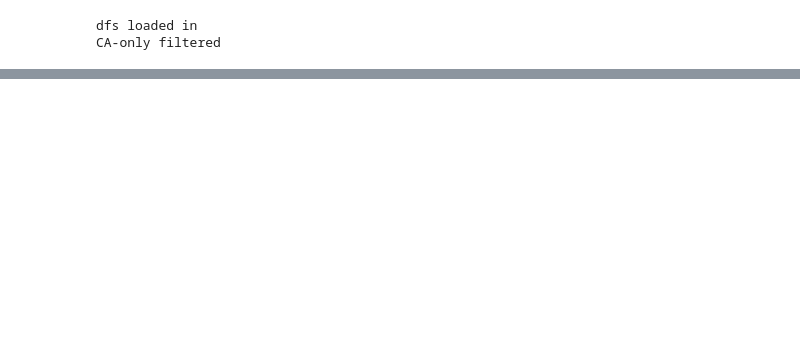
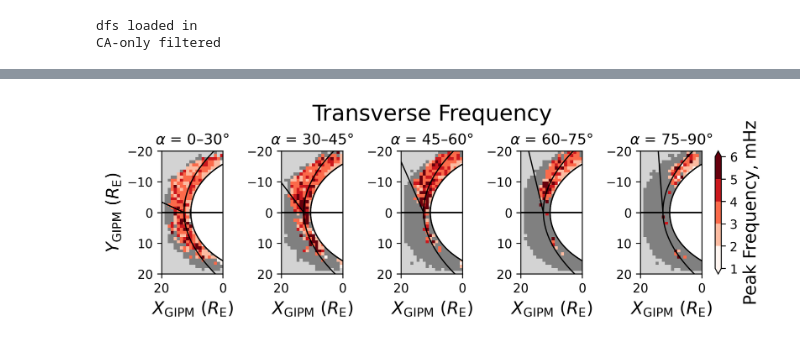
Before and after one commit to solarwindstream/gipm-mapping, a Jupyter notebook: Plotting_Notebooks/TakahashiHeilig.ipynb, the cells around one changed output, grey strips where cells are left out. Saved outputs shown, nothing was run; the diff lists cells and outputs as text; code cells hidden in the pictures; blank space fills up the shorter version.

```diff
--- a/Plotting_Notebooks/TakahashiHeilig.ipynb
+++ b/Plotting_Notebooks/TakahashiHeilig.ipynb
@@ -107,19 +107,86 @@ CA_binned_plot('Takahashi Transverse Error/Resolution', heatmaps_dict, backgroun
 # %%
+heatmaps_dict_no_filt_diff = {}
+
+for group_name, df in CA_filtered_frames.items():
+    heatmaps_dict_no_filt_diff[group_name]= compute_hists2d(df, 'mean', 'Takahashi Transverse Difference', 'Takahashi Compressive Difference', obs_min=50)
+
+#hm = {'rad':{'Transverse Power': hist, 'Compressive Power': hist}, etc.}
+
+filtered_heatmap_c_dict_diff = {}
+#set all non-NaN values to 1.5 for mapping purposes
+for group_name, result_dict in heatmaps_dict_no_filt_diff.items():
+    for quantity_name, result_hist in heatmaps_dict_no_filt_diff[group_name].items():
+        if quantity_name != 'count':
+            result_hist[np.isnan(result_hist) == False] = 1.5
+            filtered_heatmap_c_dict_diff[group_name] = result_hist
+
 #now for filtered SW, find std dev in each bin:
 
+heatmaps_dict_diff = {}
 std_dict = {}
 
 for group_name, df in CA_filtered_frames.items():
-    #print(group_name)
+    #filtering
     df_ULF = df.loc[(df['ULF Band Normalised Transverse Power'] > 0.05)]
-    std_dict[group_name] = compute_hists2d(df_ULF, 'count', 'Transverse Frequency', obs_min=50)
-    hist_std,x_edge, y_edge, _ = compute_hists2d(df_ULF, 'std', 'Transverse Frequency', obs_min=50)
-    hist_new = np.where(np.isnan(hist_count), np.nan, hist_std)
+    #produce dicts
+    heatmaps_dict_diff[group_name]= compute_hists2d(df_ULF, 'mean', 'Takahashi Transverse Difference', 'Takahashi Compressive Difference', obs_min=50)
+    std_dict[group_name] = compute_hists2d(df_ULF, 'std', 'Transverse Frequency', 'Compressive Frequency', obs_min=50)
+
+#####Intermediate stage
+####STD dev/measurement resolution
+
+std_dict_over_res = {}
+
+for group_name, inner_dict in std_dict.items():
+    std_dict_over_res[group_name]={}
+    for inner_group, hist in std_dict[group_name].items():
+        std_dict_over_res[group_name][inner_group] = hist/(1/(4*60))
+
+CA_binned_plot('Transverse Frequency', std_dict_over_res, background=filtered_heatmap_c_dict_diff, cbar_type='Linear_Disc')
+CA_binned_plot('Compressive Frequency', std_dict_over_res, background=filtered_heatmap_c_dict_diff, cbar_type='Linear_Disc')
+
+####End of intermediate stage
 
 #hm = {'rad':{'count': hist, 'Peak Transverse Frequency': hist}, etc.}
+#'Takahashi Transverse Error/Resolution', 'Takahashi Compressive Error/Resolution'
 
-error_over_std = {}
+tak_error_over_std = {}
 
-for group_name, property_dict in
-    error_over_std_hm = error_hm/std_hm
+for group_name, property_dict in heatmaps_dict_diff.items():
+
+    tak_error_over_std[group_name] = {}
+
+    trans_error_hist = heatmaps_dict_diff[group_name]['Takahashi Transverse Difference']
+    trans_std_hist = std_dict[group_name]['Transverse Frequency']
+    tak_error_over_std[group_name]['Takahashi Transverse Error/Std Dev'] = trans_error_hist/trans_std_hist
+
+    comp_error_hist = heatmaps_dict_diff[group_name]['Takahashi Compressive Difference']
+    comp_std_hist = std_dict[group_name]['Compressive Frequency']
+    tak_error_over_std[group_name]['Takahashi Compressive Error/Std Dev'] = comp_error_hist/comp_std_hist
+
+#
+CA_binned_plot('Takahashi Transverse Error/Std Dev', tak_error_over_std, background=filtered_heatmap_c_dict_diff)
+CA_binned_plot('Takahashi Compressive Error/Std Dev', tak_error_over_std, background=filtered_heatmap_c_dict_diff)
+
+heilig_heatmaps_dict = {}
+
+for group_name, df in CA_filtered_frames.items():
+    #filtering
+    df_ULF = df.loc[(df['ULF Band Normalised Transverse Power'] > 0.05)]
+    #produce dicts
+    heilig_heatmaps_dict[group_name]= compute_hists2d(df_ULF, 'mean', 'Heilig Transverse Difference', 'Heilig Compressive Difference', obs_min=50)
+
+heilig_error_over_std = {}
+
+for group_name, property_dict in heilig_heatmaps_dict.items():
+    heilig_error_over_std[group_name] = {}
+    trans_error_hist = heilig_heatmaps_dict[group_name]['Heilig Transverse Difference']
+    trans_std_hist = std_dict[group_name]['Transverse Frequency']
+    heilig_error_over_std[group_name]['Heilig Transverse Error/Std Dev'] = trans_error_hist/trans_std_hist
+    comp_error_hist = heilig_heatmaps_dict[group_name]['Heilig Compressive Difference']
+    comp_std_hist = std_dict[group_name]['Compressive Frequency']
+    heilig_error_over_std[group_name]['Heilig Compressive Error/Std Dev'] = comp_error_hist/comp_std_hist
+
+CA_binned_plot('Heilig Transverse Error/Std Dev', heilig_error_over_std, background=filtered_heatmap_c_dict_diff)
+CA_binned_plot('Heilig Compressive Error/Std Dev', heilig_error_over_std, background=filtered_heatmap_c_dict_diff)
 # %% [output]
@@ -126,0 +193 @@ NameError: name 'stats' is not defined
+[figure, added]
```
Also changed, not shown: parts of 2 cells of this notebook.
